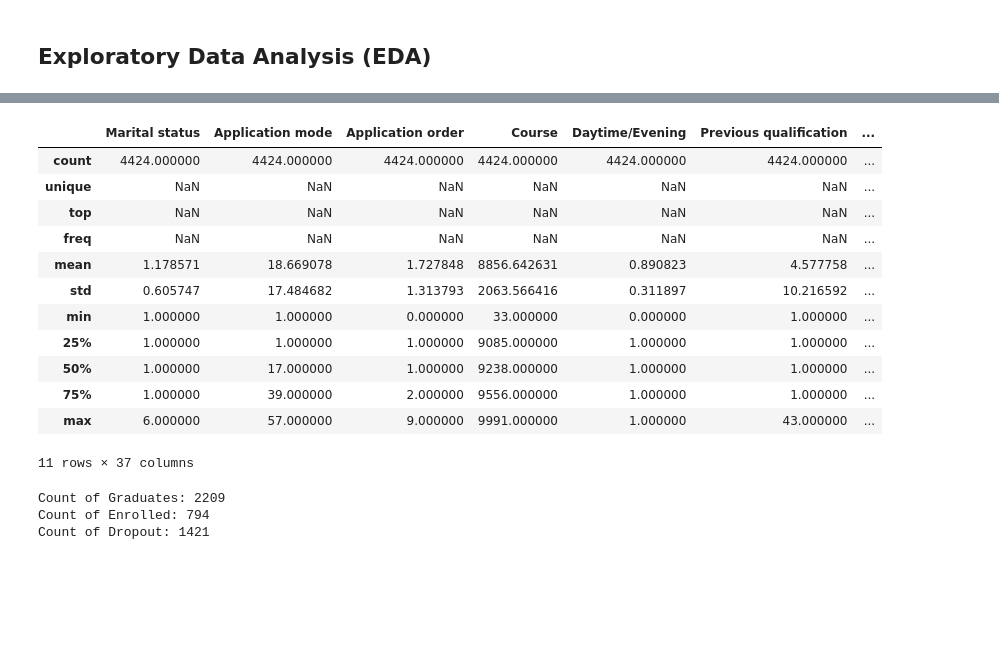
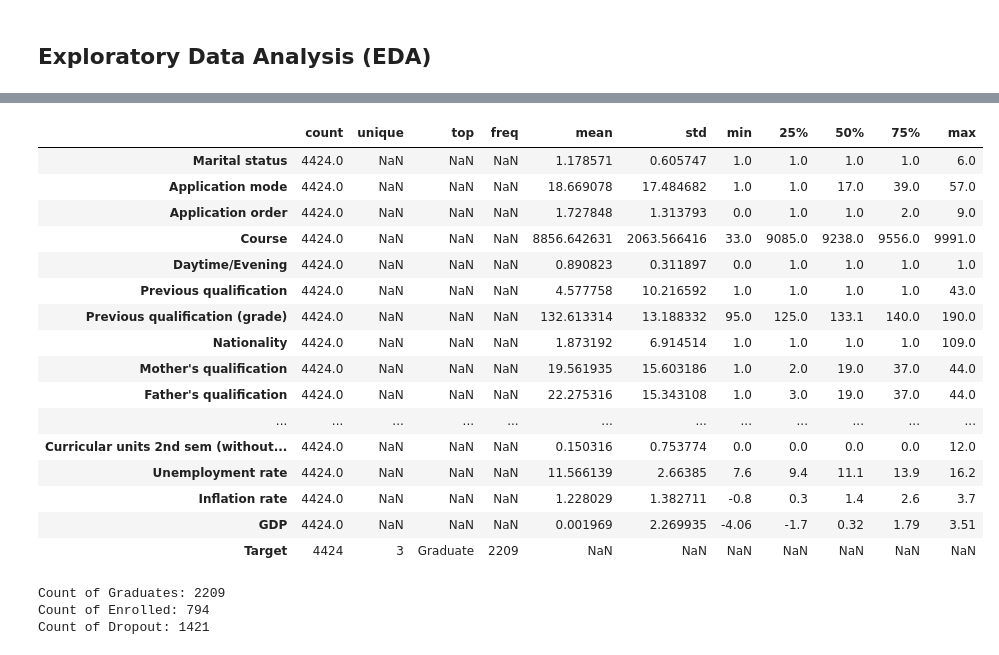
Before and after one commit to evaktar/AIandML, a Jupyter notebook: assessment.ipynb, the cells around one changed output, grey strips where cells are left out. Drawn from its saved outputs; the diff is of its cells as text; code cells hidden in the pictures; blank space fills up the shorter version.

```diff
--- a/assessment.ipynb
+++ b/assessment.ipynb
@@ -51,0 +86,7 @@ df['Target'].unique(())
+# %%
+# Map categorical target variable to unique numerical variable with label encoding
+le = LabelEncoder() # Instantiate object
+# Create copy to keep raw data for validation and reproducibility
+df_preprocessed = df.copy(deep=True)
+# Apply encoding
+df_preprocessed['Target'] = le.fit_transform(df_preprocessed['Target'])
@@ -75,20 +101,25 @@ df.dtypes.reset_index().rename(columns={"index":"Column", 0:"Datatype"})
 # %%
 # Descriptive Statistics - Include categorical columns
-df.describe(include='all')
+df_eda = df_preprocessed.copy(deep=True)
+df.describe(include='all').T
 # %% [output]
-|  | Marital status | Application mode | Application order | Course | Daytime/Evening | Previous qualification | ... |
-| count | 4424.000000 | 4424.000000 | 4424.000000 | 4424.000000 | 4424.000000 | 4424.000000 | ... |
-| unique | NaN | NaN | NaN | NaN | NaN | NaN | ... |
-| top | NaN | NaN | NaN | NaN | NaN | NaN | ... |
-| freq | NaN | NaN | NaN | NaN | NaN | NaN | ... |
-| mean | 1.178571 | 18.669078 | 1.727848 | 8856.642631 | 0.890823 | 4.577758 | ... |
-| std | 0.605747 | 17.484682 | 1.313793 | 2063.566416 | 0.311897 | 10.216592 | ... |
-| min | 1.000000 | 1.000000 | 0.000000 | 33.000000 | 0.000000 | 1.000000 | ... |
-| 25% | 1.000000 | 1.000000 | 1.000000 | 9085.000000 | 1.000000 | 1.000000 | ... |
-| 50% | 1.000000 | 17.000000 | 1.000000 | 9238.000000 | 1.000000 | 1.000000 | ... |
-| 75% | 1.000000 | 39.000000 | 2.000000 | 9556.000000 | 1.000000 | 1.000000 | ... |
-| max | 6.000000 | 57.000000 | 9.000000 | 9991.000000 | 1.000000 | 43.000000 | ... |
+|  | count | unique | top | freq | mean | std | min | 25% | 50% | 75% | max |
+| Marital status | 4424.0 | NaN | NaN | NaN | 1.178571 | 0.605747 | 1.0 | 1.0 | 1.0 | 1.0 | 6.0 |
+| Application mode | 4424.0 | NaN | NaN | NaN | 18.669078 | 17.484682 | 1.0 | 1.0 | 17.0 | 39.0 | 57.0 |
+| Application order | 4424.0 | NaN | NaN | NaN | 1.727848 | 1.313793 | 0.0 | 1.0 | 1.0 | 2.0 | 9.0 |
+| Course | 4424.0 | NaN | NaN | NaN | 8856.642631 | 2063.566416 | 33.0 | 9085.0 | 9238.0 | 9556.0 | 9991.0 |
+| Daytime/Evening | 4424.0 | NaN | NaN | NaN | 0.890823 | 0.311897 | 0.0 | 1.0 | 1.0 | 1.0 | 1.0 |
+| Previous qualification | 4424.0 | NaN | NaN | NaN | 4.577758 | 10.216592 | 1.0 | 1.0 | 1.0 | 1.0 | 43.0 |
+| Previous qualification (grade) | 4424.0 | NaN | NaN | NaN | 132.613314 | 13.188332 | 95.0 | 125.0 | 133.1 | 140.0 | 190.0 |
+| Nationality | 4424.0 | NaN | NaN | NaN | 1.873192 | 6.914514 | 1.0 | 1.0 | 1.0 | 1.0 | 109.0 |
+| Mother's qualification | 4424.0 | NaN | NaN | NaN | 19.561935 | 15.603186 | 1.0 | 2.0 | 19.0 | 37.0 | 44.0 |
+| Father's qualification | 4424.0 | NaN | NaN | NaN | 22.275316 | 15.343108 | 1.0 | 3.0 | 19.0 | 37.0 | 44.0 |
+| ... | ... | ... | ... | ... | ... | ... | ... | ... | ... | ... | ... |
+| Curricular units 2nd sem (without... | 4424.0 | NaN | NaN | NaN | 0.150316 | 0.753774 | 0.0 | 0.0 | 0.0 | 0.0 | 12.0 |
+| Unemployment rate | 4424.0 | NaN | NaN | NaN | 11.566139 | 2.66385 | 7.6 | 9.4 | 11.1 | 13.9 | 16.2 |
+| Inflation rate | 4424.0 | NaN | NaN | NaN | 1.228029 | 1.382711 | -0.8 | 0.3 | 1.4 | 2.6 | 3.7 |
+| GDP | 4424.0 | NaN | NaN | NaN | 0.001969 | 2.269935 | -4.06 | -1.7 | 0.32 | 1.79 | 3.51 |
+| Target | 4424 | 3 | Graduate | 2209 | NaN | NaN | NaN | NaN | NaN | NaN | NaN |
-11 rows × 37 columns
 # %%
 # Barplot of target veriable class count
 sns.countplot(data=df, x='Target')
```
Also changed, not shown: parts of 11 cells of this notebook.
